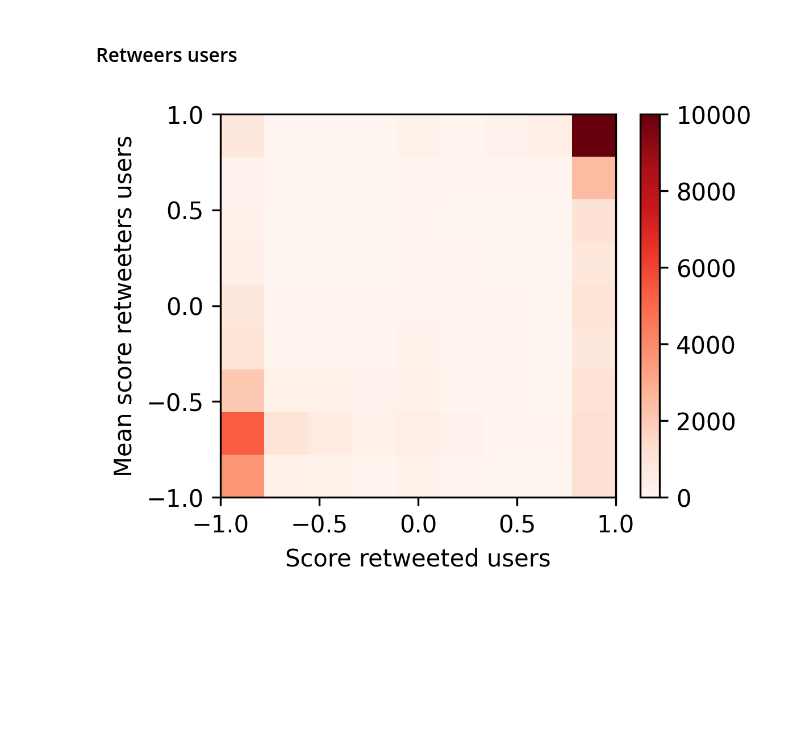
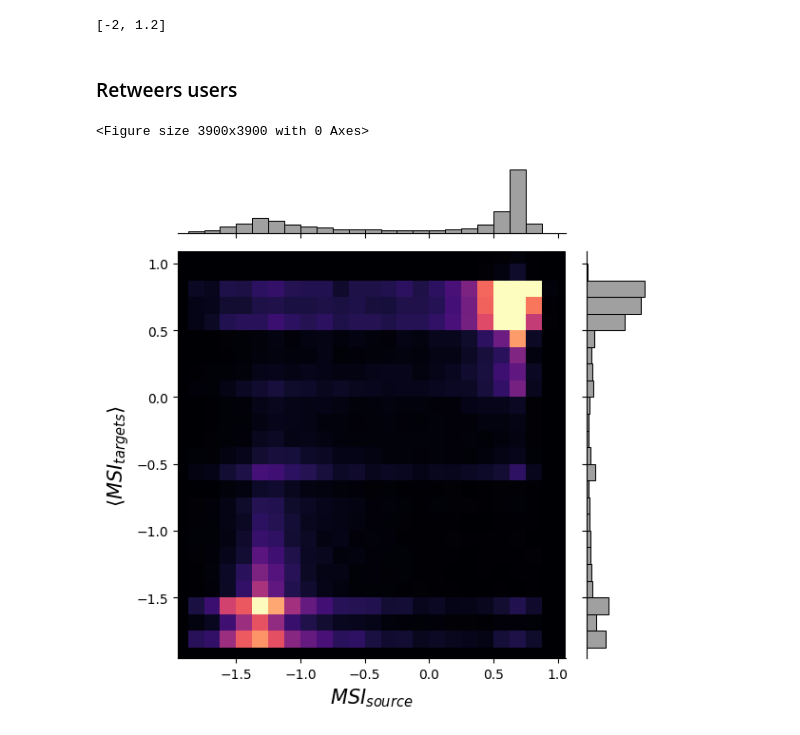
Before and after one commit to spinto88/MediaSharingIndex, a Jupyter notebook: EchoChambersMetrics.ipynb, the cells around one changed output. Cells and saved outputs as stored; diff of their text form; code cells hidden in the pictures; blank space fills up the shorter version.

```diff
--- a/EchoChambersMetrics.ipynb
+++ b/EchoChambersMetrics.ipynb
@@ -87,18 +74,6 @@ plt.show()
+# %%
+lims
+# %% [output]
+[-2, 1.2]
 # %% [markdown]
 ### Retweers users
-# %%
-df = pd.read_csv('Results/Average_score_retweeters_users.csv')
-X = df[['score_usr', 'score_usr_rt']].to_numpy()
-
-plt.figure(dpi = 300, figsize = (4,3))
-plt.axes([0.175, 0.15, 0.725, 0.75])
-a = plt.hist2d(X[:,1], X[:,0], bins = 9, density = False, cmap = 'Reds', vmax = 10000, vmin = 0)
-plt.colorbar()
-plt.xticks(np.arange(-1, 1.01, 0.5))
-plt.yticks(np.arange(-1, 1.01, 0.5))
-plt.xlabel('Score retweeted users', size = 10)
-plt.ylabel('Mean score retweeters users', size = 10)
-plt.savefig('Results/EchoChambers2.png')
-plt.show()
-# %% [output]
-[figure, removed]
@@ -104,0 +82,25 @@ plt.show()
+# %%
+plt.figure(dpi = 300, figsize=(13,13))
+
+ax1 = sns.jointplot(x=df['score_usr'], y=df['score_usr_rt'], marginal_kws=dict(bins = np.arange(-2.5, 2.5, 0.125)),color='grey')
+ax1.ax_joint.cla()
+plt.sca(ax1.ax_joint)
+plt.hist2d(df['score_usr'],df['score_usr_rt'], bins = np.arange(-2.5, 2.5, 0.125), cmap = 'magma', vmin = 0.00, vmax = 1000) #norm=mcolors.PowerNorm(0.3), cmap = 'magma')
+plt.xlabel(r'$MSI_{source}$', size = 15)
+plt.ylabel(r'$\langle MSI_{targets} \rangle$', size = 15)
+
+#lims = np.quantile(df['score_usr'].to_list(), q = [0.025, 0.975]) + np.array([-0.35, 0.35])
+plt.xlim(np.quantile(df['score_usr'].to_list(), q = [0.005, 0.995]) + np.array([-0.20, 0.20]))
+plt.ylim(np.quantile(df['score_usr_rt'].to_list(), q = [0.005, 0.995]) + np.array([-0.20, 0.20]))
+
+
+#cbar_ax = ax1.fig.add_axes([1, 0.1, .03, .7])
+#cb = plt.colorbar(cax=cbar_ax)
+#cb.set_label(r'$\log_{10}$ density of points',fontsize=13)
+
+plt.tight_layout()
+plt.savefig('Results/EchoChamber2.png')
+plt.show()
+# %% [output]
+<Figure size 3900x3900 with 0 Axes>
+[figure, added]
```
Also changed, not shown: parts of 9 cells of this notebook, 9 other files.
